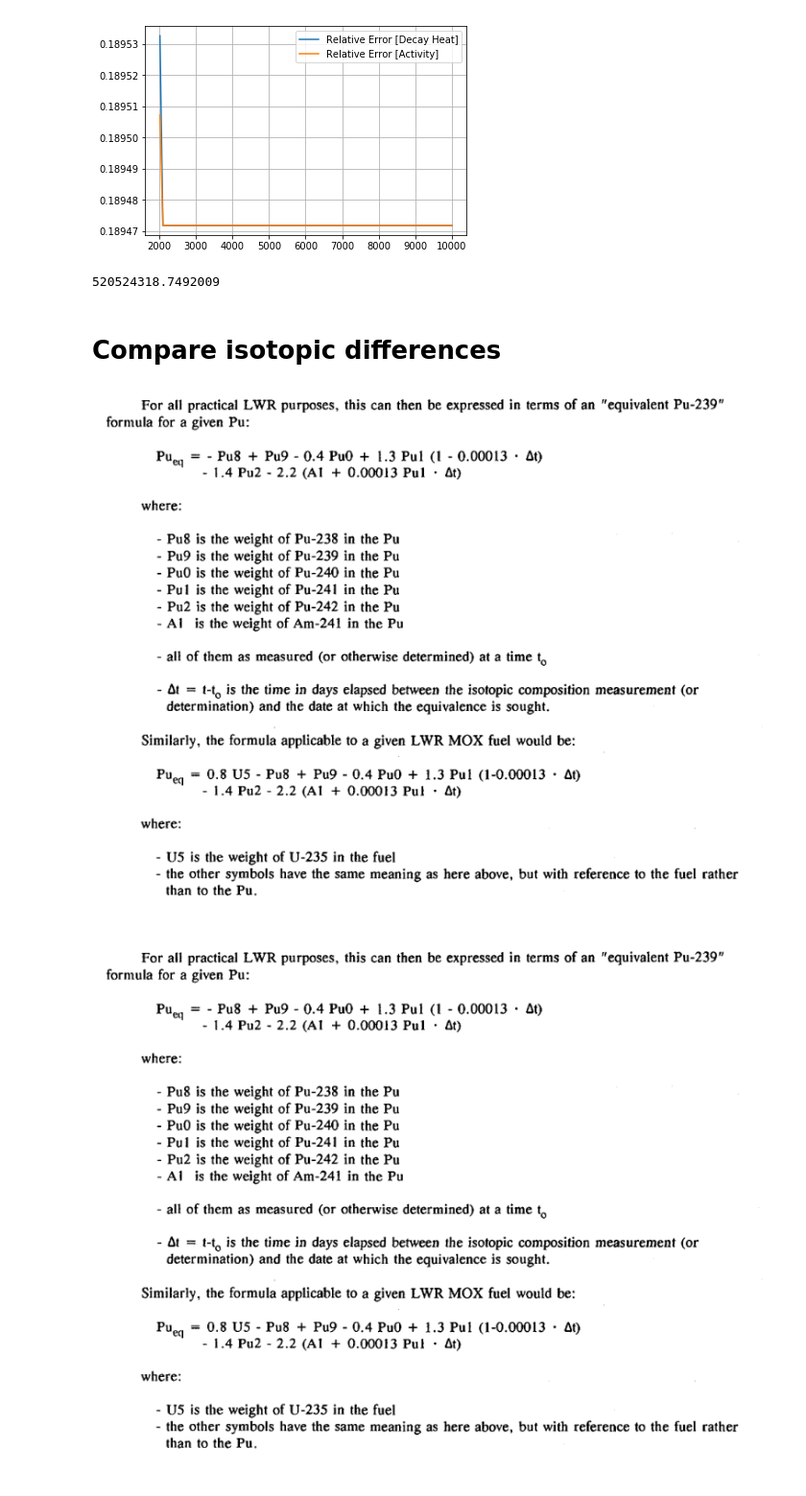
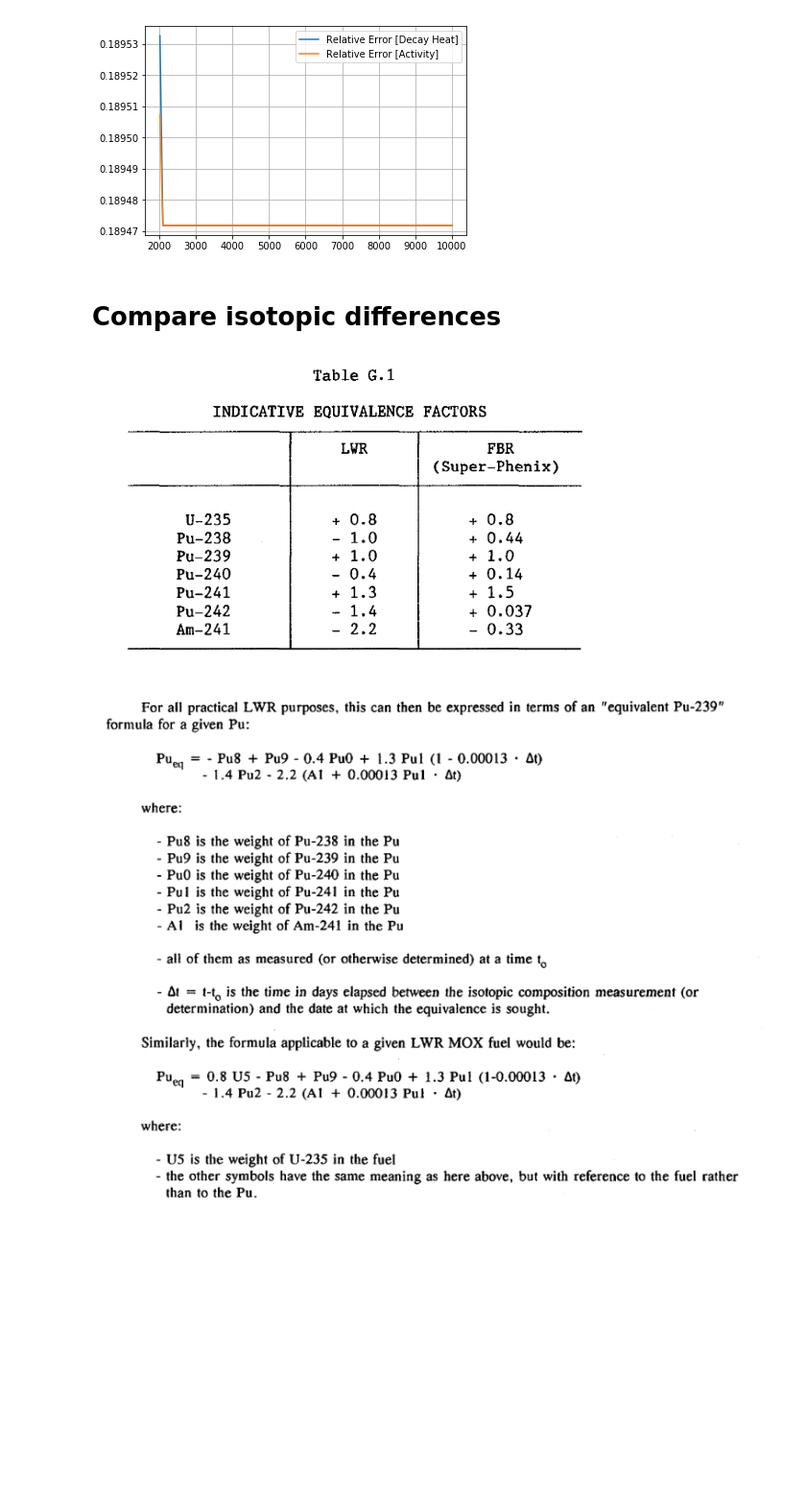
Before and after one commit to katyhuff/2018-bae-ornl, a Jupyter notebook: input/udb/udb-sensitivity.ipynb, the cells around one changed output. Shown at 96% size. Saved outputs shown, nothing was run; the diff lists cells and outputs as text; code cells hidden in the pictures; blank space fills up the shorter version.

```diff
--- a/input/udb/udb-sensitivity.ipynb
+++ b/input/udb/udb-sensitivity.ipynb
@@ -441,10 +552,6 @@ plt.show()
 plt.close()
 # %% [output]
 [figure]
-# %%
-print(decayed_lump_mat.mult_by_mass()[942390000])
-# %% [output]
-520524318.7492009
 # %% [markdown]
 # Compare isotopic differences
 # %%
@@ -500,9 +607,9 @@ def get_fissile_eq(mat, thermal=False):
 # %%
 # Pu equiv factor from plutonium fuels (NEA)
 from IPython.display import Image
-Image('pu_equiv.png')
+Image('./images/pu_equiv.png')
 # %% [output]
-[figure, old version]
+[figure, new version]
 # %%
 Image('./images/pu_equiv_eq.png')
 # %% [output]
```
Also changed, not shown: parts of 24 cells of this notebook, 9 other files.
